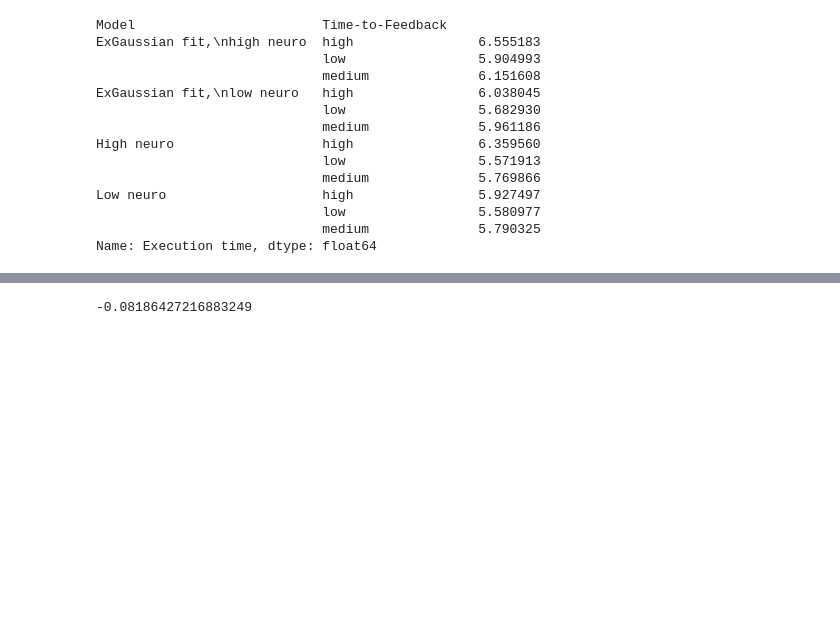
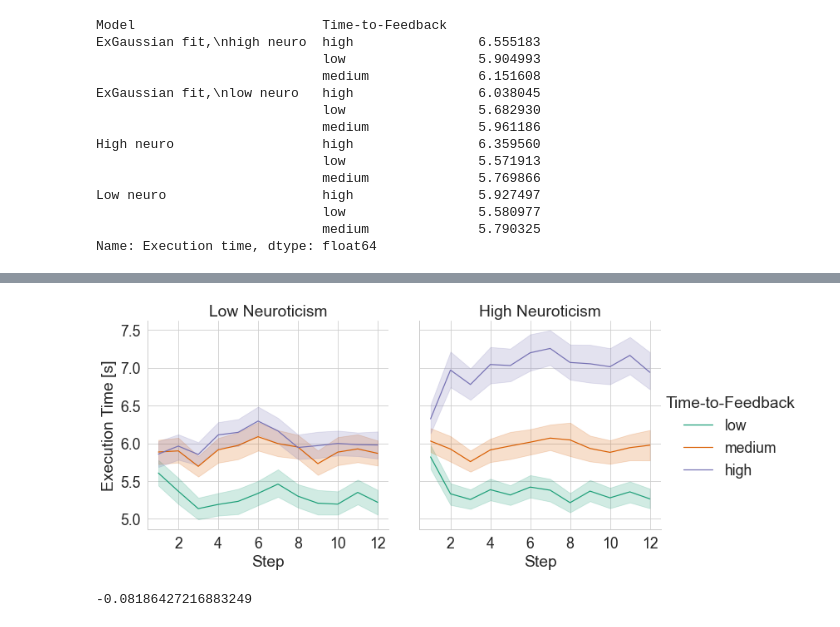
Before and after one commit to vnmo/EdgeDroid2, a Jupyter notebook: analysis/verify_models.ipynb, the cells around one changed output, grey strips where cells are left out. Cells and saved outputs as stored; diff of their text form; code cells hidden in the pictures; blank space fills up the shorter version.

```diff
--- a/analysis/verify_models.ipynb
+++ b/analysis/verify_models.ipynb
@@ -172,0 +173,13 @@ plt.show()
+# %%
+duration_results["Neuroticism"] = "High"
+duration_results.loc[duration_results.Configuration.str.contains("[Ll]ow neuro"), "Neuroticism"] = "Low"
+
+ttfs = sorted(duration_results["TTF (Raw)"].unique())
+def label_ttf_s(ttf: float) -> str:
+    return f"{ttf}s"
+
+duration_results["TTF"] = duration_results["TTF (Raw)"].apply(label_ttf_s)
+duration_results["TTF"] = duration_results["TTF"].astype(
+    pd.CategoricalDtype(map(label_ttf_s, ttfs), ordered=True)
+)
+duration_results
@@ -173,3 +200,38 @@ plt.show()
+# %%
+from matplotlib.ticker import MaxNLocator
+
+fg = sns.relplot(
+    kind="line",
+    err_style="band",
+    errorbar=("ci", 95),
+    data=duration_results,
+    x="Step",
+    y="Execution time",
+    col="Neuroticism",
+    # hue_order=models.keys(),
+    hue="Time-to-Feedback",
+    hue_order=["low", "medium", "high"],
+    # dodge=True,
+    # markers=["v", "^"],
+    # markersize=15,
+    # aspect=0.5,
+    # height=10,
+)
+for ax in fg.axes.flat:
+    ax.xaxis.set_major_locator(tkr.MaxNLocator(integer=True))
+#     ax.yaxis.set_major_formatter(tkr.FuncFormatter(lambda y, p: f"{y:0.1f}s"))
+fg.set_axis_labels("Step", "Execution Time [s]")
+fg.set_titles(col_template="{col_name} {col_var}")
+# fg.set(ylim=(4, 8))
+
+# for legend_handle in fg.legend.legendHandles:
+#     legend_handle.set_markersize(10)
+    # print(dir(legend_handle))
+    # break
+
+plt.show()
+# %% [output]
+[figure, added]
 # %%
 mean_durs = duration_results.groupby(["Configuration", "Time-to-Feedback", "Step"])["Execution time"].mean()
 ((mean_durs.loc[ix[:, "low", 12]] - mean_durs.loc[ix[:, "low", 1]]) / mean_durs.loc[ix[:, "low", 1]]).mean()
```
Also changed, not shown: parts of 5 cells of this notebook, 4 other files.
